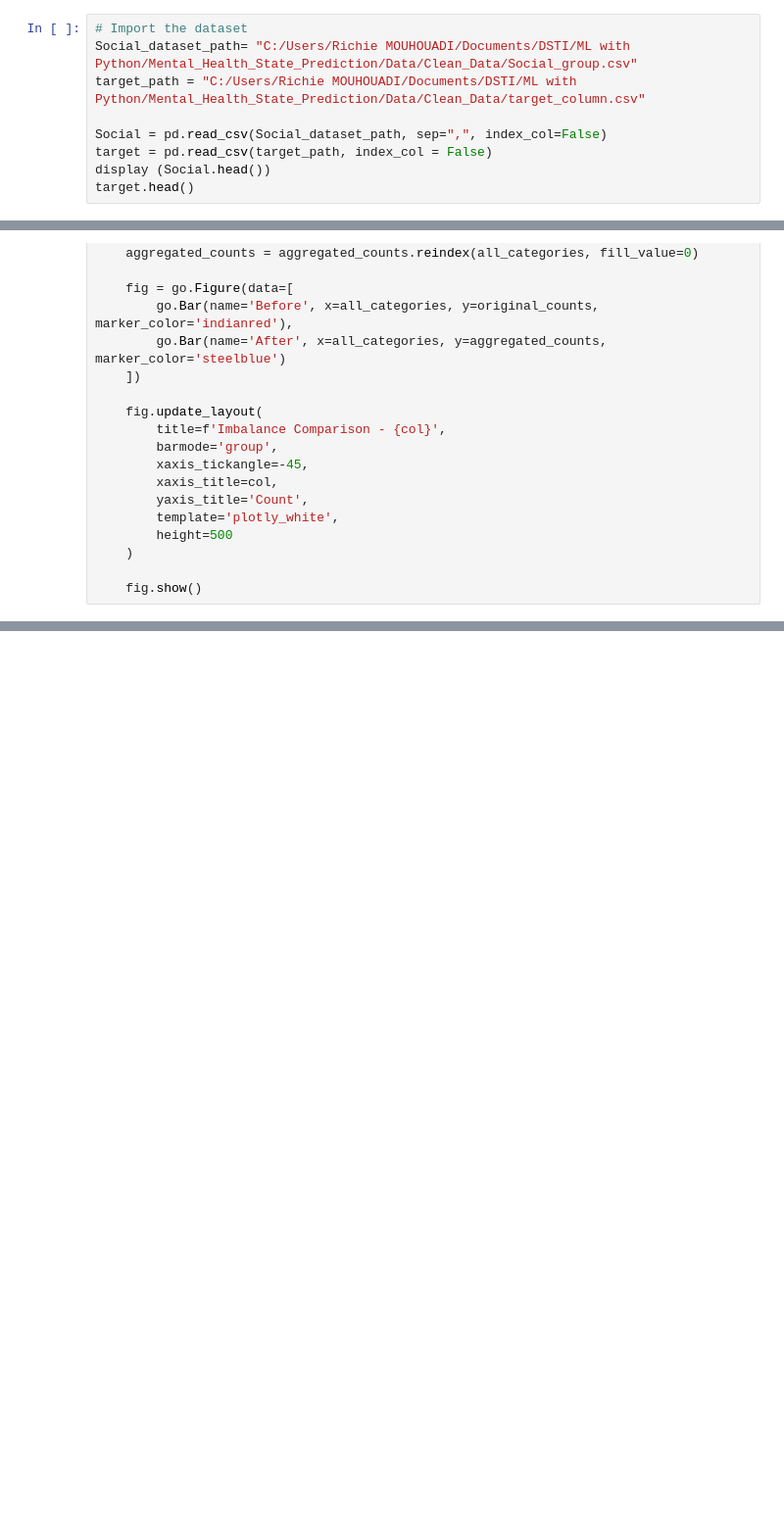
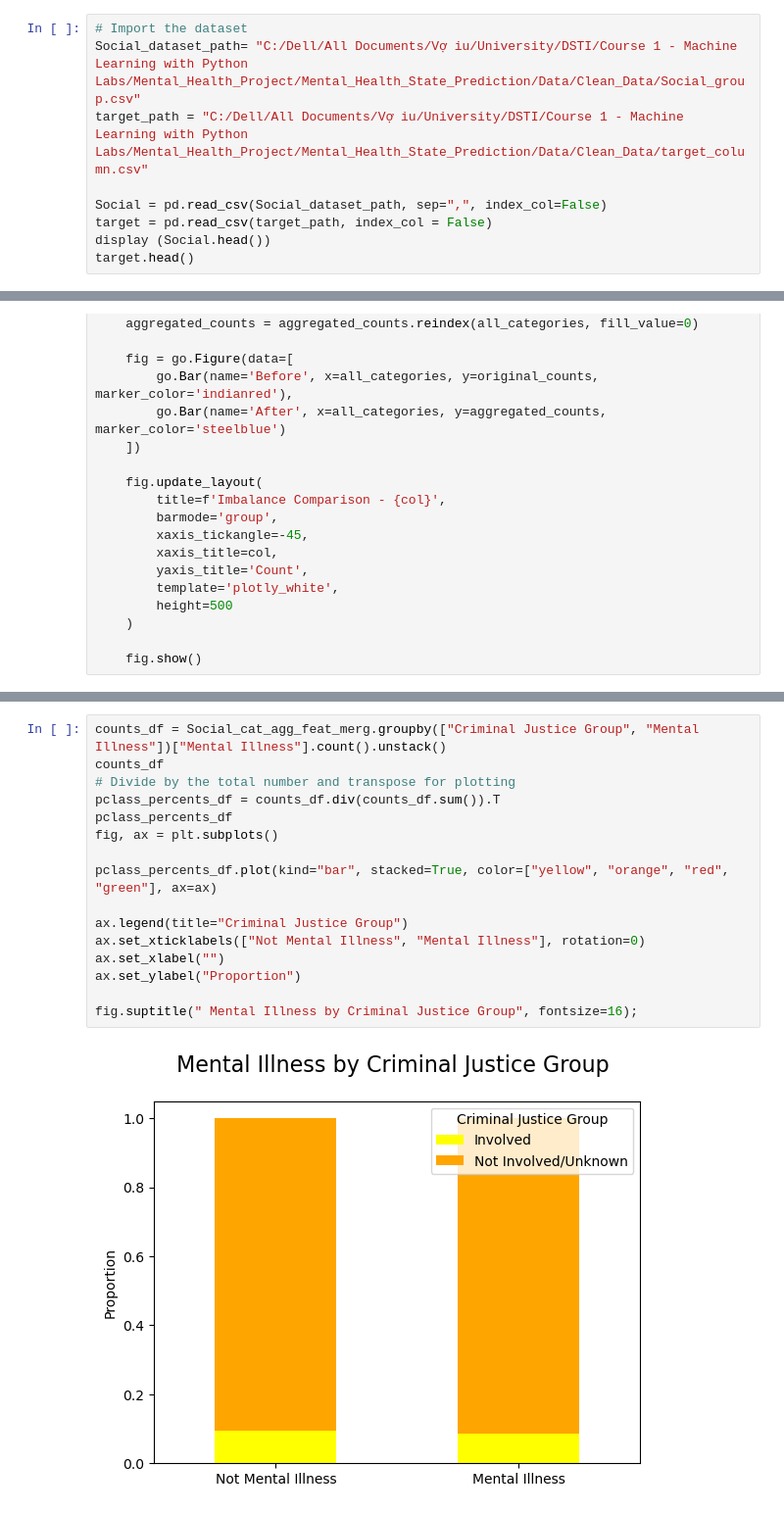
Before and after one commit to rdmouhouadi/Mental_Health_State_Prediction, a Jupyter notebook: Notebooks/EDA_Social_Group.ipynb, the cells around one changed output, grey strips where cells are left out. Shown at 98% size. Drawn from its saved outputs; the diff is of its cells as text; blank space fills up the shorter version.

```diff
--- a/Notebooks/EDA_Social_Group.ipynb
+++ b/Notebooks/EDA_Social_Group.ipynb
@@ -6,8 +6,8 @@ import plotly.graph_objects as go
 # Social Demographic Group
 # %%
 # Import the dataset
-Social_dataset_path= "C:/Users/Richie MOUHOUADI/Documents/DSTI/ML with Python/Mental_Health_State_Prediction/Data/Clean_Data/Social_group.csv"
-target_path = "C:/Users/Richie MOUHOUADI/Documents/DSTI/ML with Python/Mental_Health_State_Prediction/Data/Clean_Data/target_column.csv"
+Social_dataset_path= "C:/Dell/All Documents/Vợ iu/University/DSTI/Course 1 - Machine Learning with Python Labs/Mental_Health_Project/Mental_Health_State_Prediction/Data/Clean_Data/Social_group.csv"
+target_path = "C:/Dell/All Documents/Vợ iu/University/DSTI/Course 1 - Machine Learning with Python Labs/Mental_Health_Project/Mental_Health_State_Prediction/Data/Clean_Data/target_column.csv"
 
 Social = pd.read_csv(Social_dataset_path, sep=",", index_col=False)
 target = pd.read_csv(target_path, index_col = False)
@@ -440,0 +863,18 @@ Social_cat_agg_feat_merg.head()
+# %%
+counts_df = Social_cat_agg_feat_merg.groupby(["Criminal Justice Group", "Mental Illness"])["Mental Illness"].count().unstack()
+counts_df
+# Divide by the total number and transpose for plotting
+pclass_percents_df = counts_df.div(counts_df.sum()).T
+pclass_percents_df
+fig, ax = plt.subplots()
+
+pclass_percents_df.plot(kind="bar", stacked=True, color=["yellow", "orange", "red", "green"], ax=ax)
+
+ax.legend(title="Criminal Justice Group")
+ax.set_xticklabels(["Not Mental Illness", "Mental Illness"], rotation=0)
+ax.set_xlabel("")
+ax.set_ylabel("Proportion")
+
+fig.suptitle(" Mental Illness by Criminal Justice Group", fontsize=16);
+# %% [output]
+[figure, added]
```
Also changed, not shown: parts of 25 cells of this notebook.
